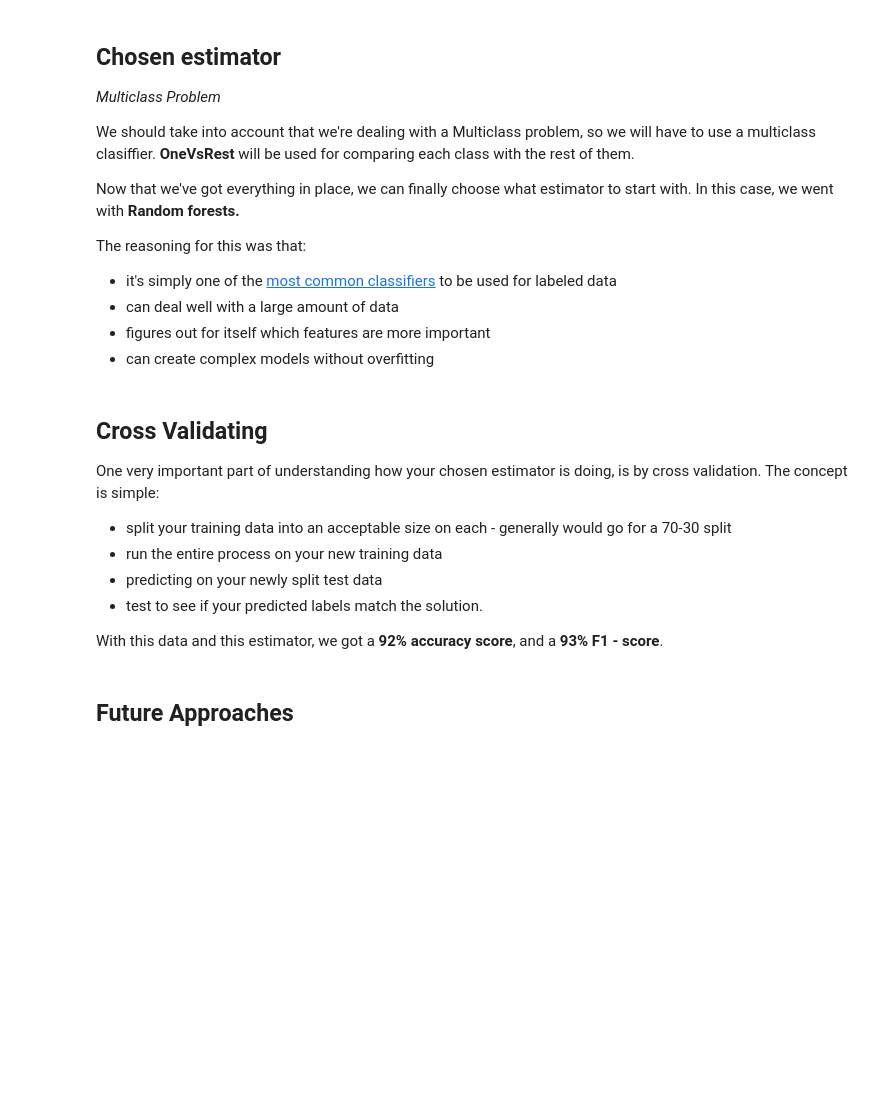
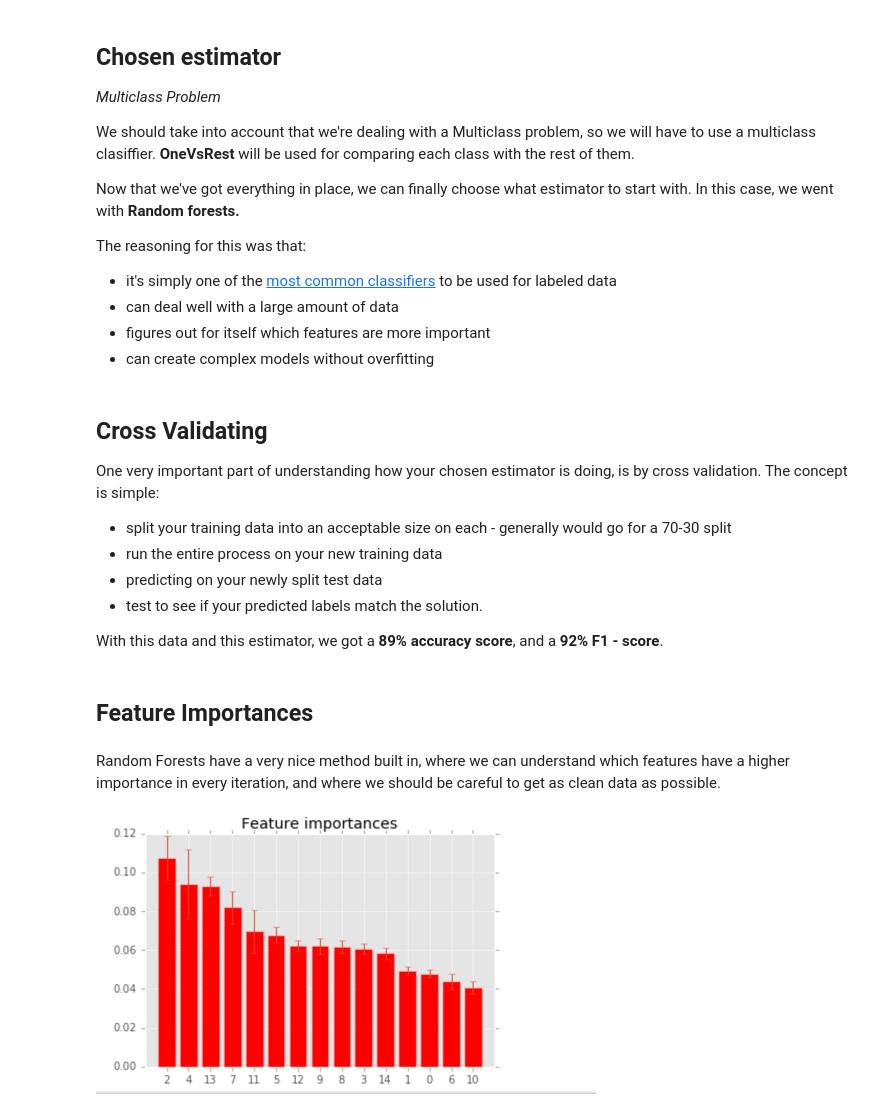
Before and after one commit to mirunapopa/DS-Intensive, a Jupyter notebook: Technical Report.ipynb, the cells around one changed output. Drawn from its saved outputs; the diff is of its cells as text; code cells hidden in the pictures; blank space fills up the shorter version.

```diff
--- a/Technical Report.ipynb
+++ b/Technical Report.ipynb
@@ -297,6 +298,13 @@ The concept is simple:
 * predicting on your newly split test data
 * test to see if your predicted labels match the solution.
 
-With this data and this estimator, we got a **92% accuracy score**, and a **93% F1 - score**.
+With this data and this estimator, we got a **89% accuracy score**, and a **92% F1 - score**.
-# %% [markdown]
-## Future Approaches
+# %% [markdown]
+## Feature Importances
+# %% [markdown]
+Random Forests have a very nice method built in, where we can understand which features have a higher importance in every iteration, and where we should be careful to get as clean data as possible.
+# %%
+from IPython.display import Image
+Image(filename='/Users/mirunapopa/Desktop/Screen Shot 2016-02-28 at 17.29.37.png', width = 500, height = 200)
+# %% [output]
+[figure, added]
```
Also changed, not shown: parts of 13 cells of this notebook, 1 other file.
